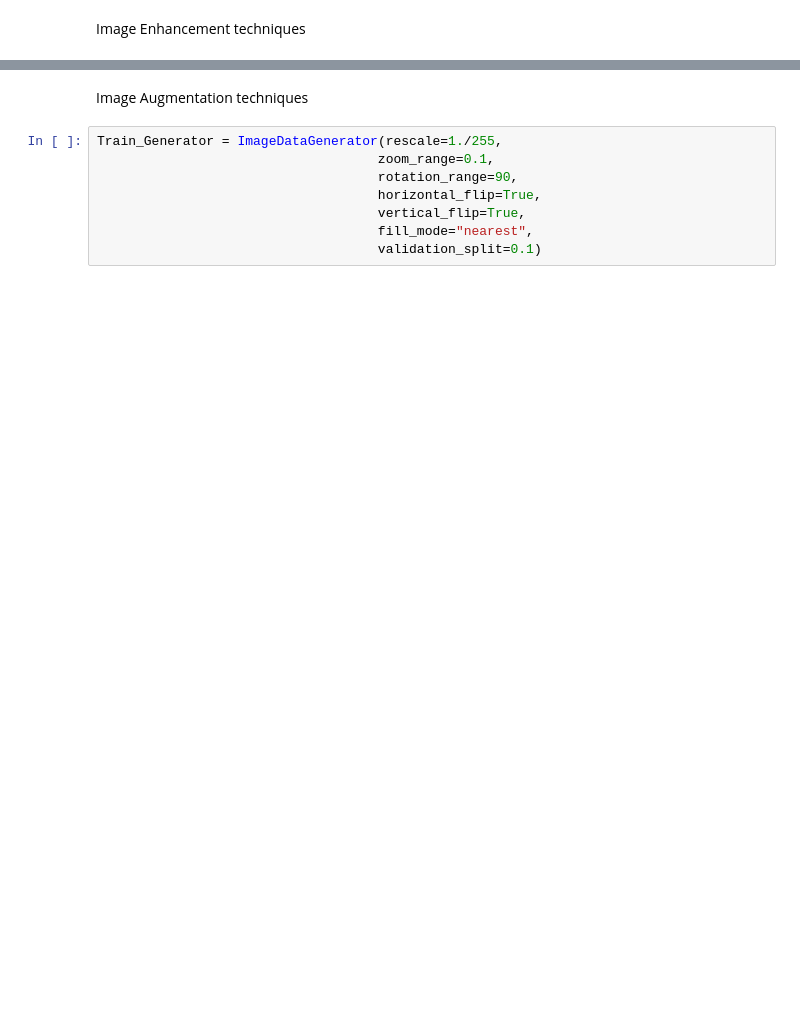
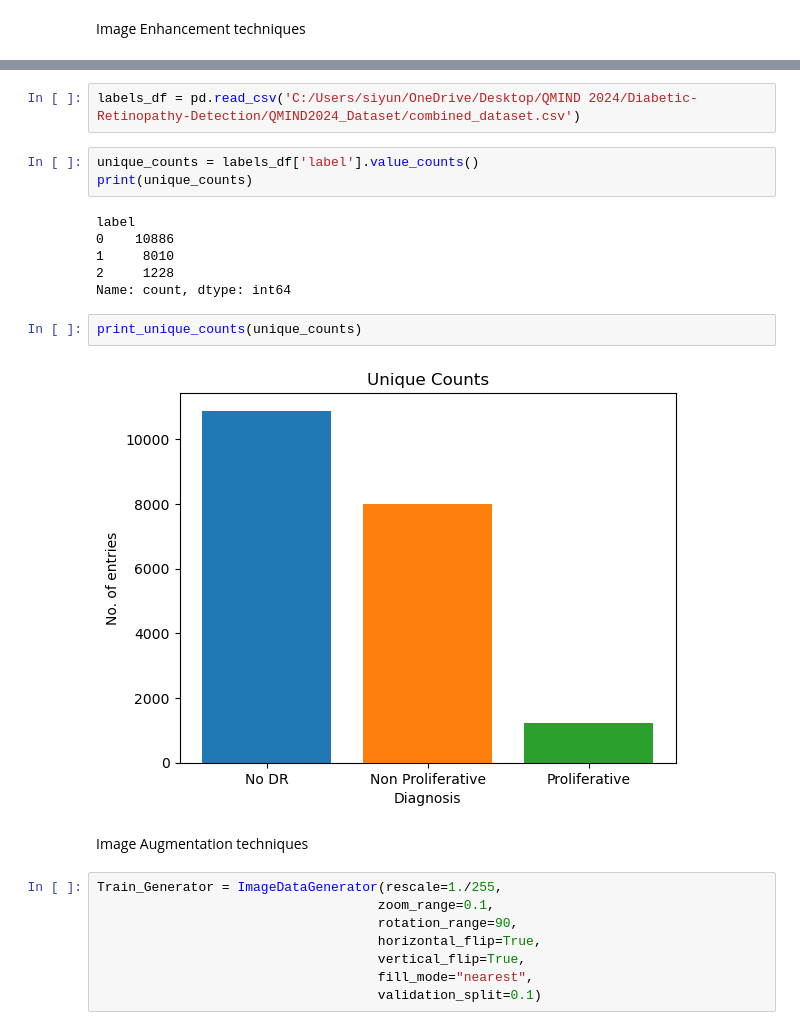
Before and after one commit to SiyungCho/Diabetic-Retinopathy-Detection, a Jupyter notebook: clean_notebook.ipynb, the cells around one changed output, grey strips where cells are left out. Drawn from its saved outputs; the diff is of its cells as text; blank space fills up the shorter version.

```diff
--- a/clean_notebook.ipynb
+++ b/clean_notebook.ipynb
@@ -115,3 +202,18 @@ for i in range(len(x_train)):
+# %%
+labels_df = pd.read_csv('C:/Users/siyun/OneDrive/Desktop/QMIND 2024/Diabetic-Retinopathy-Detection/QMIND2024_Dataset/combined_dataset.csv')
+# %%
+unique_counts = labels_df['label'].value_counts()
+print(unique_counts)
+# %% [output]
+label
+0    10886
+1     8010
+2     1228
+Name: count, dtype: int64
+# %%
+print_unique_counts(unique_counts)
+# %% [output]
+[figure, added]
 # %% [markdown]
 <p>Image Augmentation techniques</p>
 # %%
```
Also changed, not shown: parts of 33 cells of this notebook, 1 other file.
